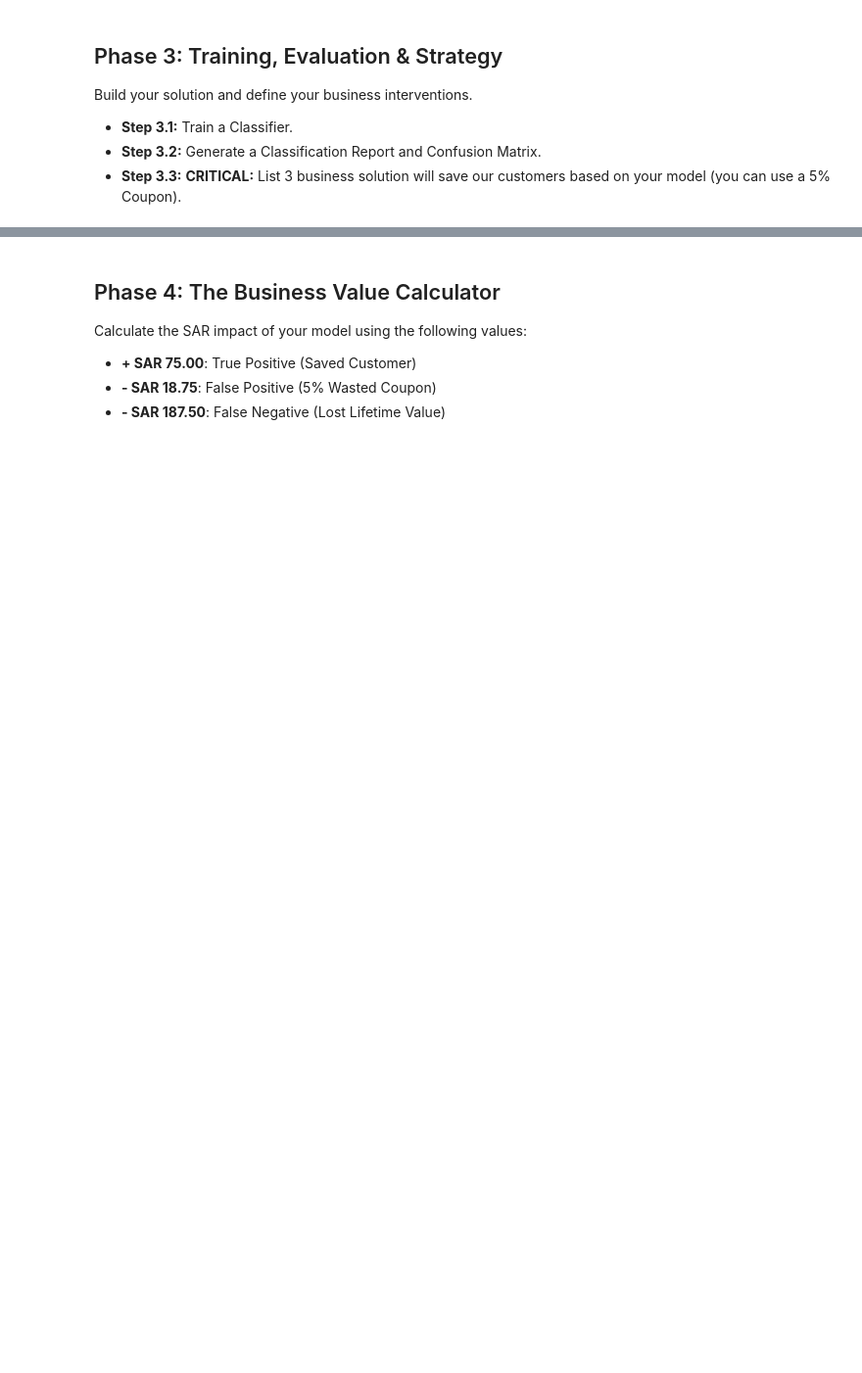
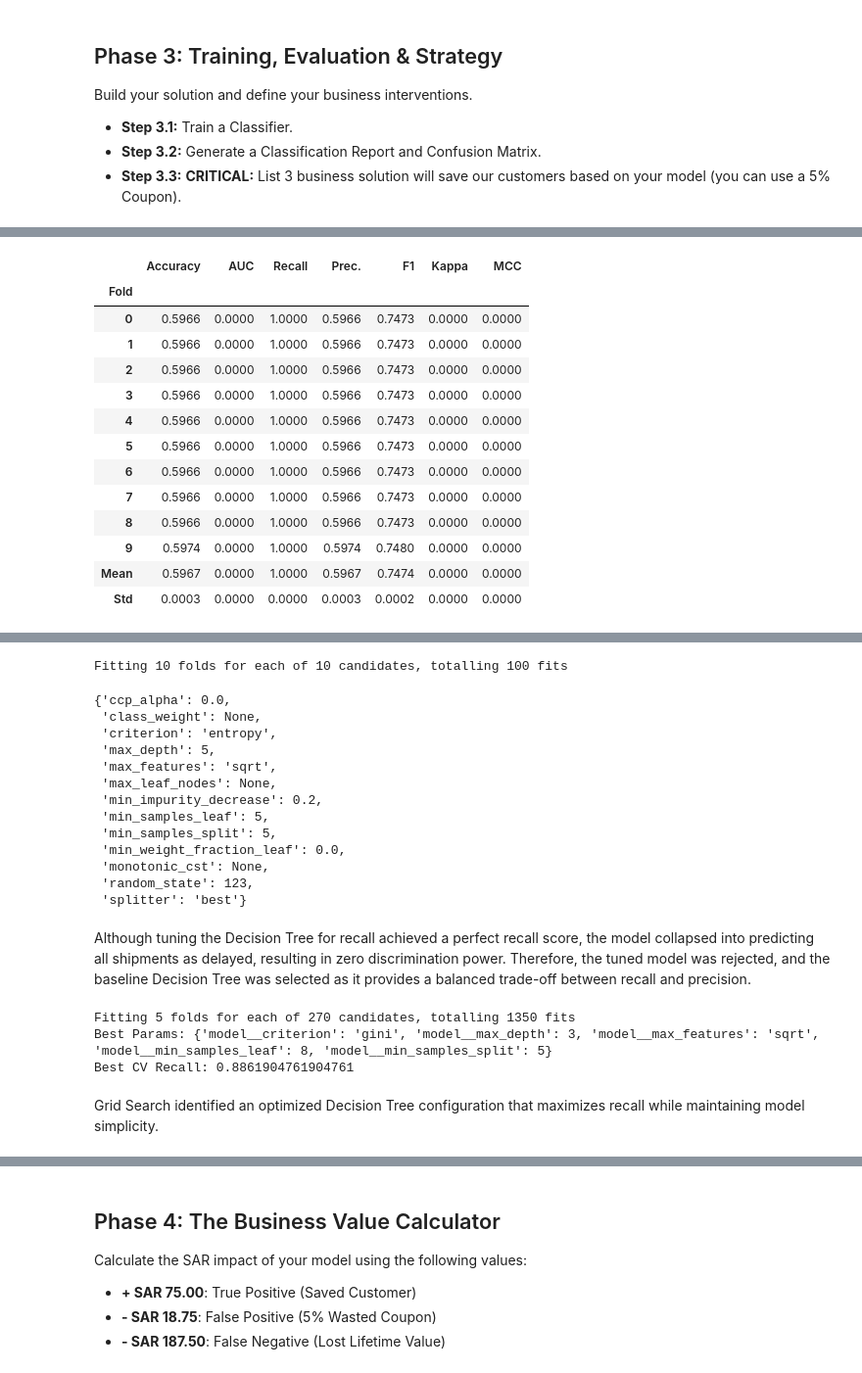
Before and after one commit to SaraAbuHimed/week3-ml-baseline-system, a Jupyter notebook: notebooks/Shipping_Crisis_Template.ipynb, the cells around one changed output, grey strips where cells are left out. Shown at 98% size. Saved outputs shown, nothing was run; the diff lists cells and outputs as text; code cells hidden in the pictures; blank space fills up the shorter version.

```diff
--- a/notebooks/Shipping_Crisis_Template.ipynb
+++ b/notebooks/Shipping_Crisis_Template.ipynb
@@ -133,0 +403,8 @@ Build your solution and define your business interventions.
+# %%
+tuned_dt = tune_model(
+    best_model,
+    optimize="Recall"
+)
+
+tuned_dt.get_params() # fine tuning then find df parameters
+# %% [output]
@@ -133,0 +412,14 @@ Build your solution and define your business interventions.
+|  | Accuracy | AUC | Recall | Prec. | F1 | Kappa | MCC |
+| Fold |  |  |  |  |  |  |  |
+| 0 | 0.5966 | 0.0000 | 1.0000 | 0.5966 | 0.7473 | 0.0000 | 0.0000 |
+| 1 | 0.5966 | 0.0000 | 1.0000 | 0.5966 | 0.7473 | 0.0000 | 0.0000 |
+| 2 | 0.5966 | 0.0000 | 1.0000 | 0.5966 | 0.7473 | 0.0000 | 0.0000 |
+| 3 | 0.5966 | 0.0000 | 1.0000 | 0.5966 | 0.7473 | 0.0000 | 0.0000 |
+| 4 | 0.5966 | 0.0000 | 1.0000 | 0.5966 | 0.7473 | 0.0000 | 0.0000 |
+| 5 | 0.5966 | 0.0000 | 1.0000 | 0.5966 | 0.7473 | 0.0000 | 0.0000 |
+| 6 | 0.5966 | 0.0000 | 1.0000 | 0.5966 | 0.7473 | 0.0000 | 0.0000 |
+| 7 | 0.5966 | 0.0000 | 1.0000 | 0.5966 | 0.7473 | 0.0000 | 0.0000 |
+| 8 | 0.5966 | 0.0000 | 1.0000 | 0.5966 | 0.7473 | 0.0000 | 0.0000 |
+| 9 | 0.5974 | 0.0000 | 1.0000 | 0.5974 | 0.7480 | 0.0000 | 0.0000 |
+| Mean | 0.5967 | 0.0000 | 1.0000 | 0.5967 | 0.7474 | 0.0000 | 0.0000 |
+| Std | 0.0003 | 0.0000 | 0.0000 | 0.0003 | 0.0002 | 0.0000 | 0.0000 |
@@ -133,0 +427,52 @@ Build your solution and define your business interventions.
+Fitting 10 folds for each of 10 candidates, totalling 100 fits
+{'ccp_alpha': 0.0,
+ 'class_weight': None,
+ 'criterion': 'entropy',
+ 'max_depth': 5,
+ 'max_features': 'sqrt',
+ 'max_leaf_nodes': None,
+ 'min_impurity_decrease': 0.2,
+ 'min_samples_leaf': 5,
+ 'min_samples_split': 5,
+ 'min_weight_fraction_leaf': 0.0,
+ 'monotonic_cst': None,
+ 'random_state': 123,
+ 'splitter': 'best'}
+# %% [markdown]
+Although tuning the Decision Tree for recall achieved a perfect recall score, the model collapsed into predicting all shipments as delayed, resulting in zero discrimination power. Therefore, the tuned model was rejected, and the baseline Decision Tree was selected as it provides a balanced trade-off between recall and precision.
+# %%
+pipe = Pipeline(steps=[
+    ("preprocess", preprocessor),
+    ("model", DecisionTreeClassifier(random_state=123))
+])
+
+param_grid = {
+    "model__max_depth": [3, 5, 8, 12, 20],
+    "model__min_samples_split": [5, 10, 20],
+    "model__min_samples_leaf": [2, 4, 8],
+    "model__criterion": ["gini", "entropy"],
+    "model__max_features": [None, "sqrt", "log2"]
+}
+
+cv_strategy = StratifiedKFold(n_splits=5, shuffle=True, random_state=123)
+
+grid = GridSearchCV(
+    estimator=pipe,
+    param_grid=param_grid,
+    scoring="recall",
+    cv=cv_strategy,
+    n_jobs=-1,
+    verbose=1
+)
+
+grid.fit(X_train, y_train)
+
+print("Best Params:", grid.best_params_)
+print("Best CV Recall:", grid.best_score_)
+best_model = grid.best_estimator_
+# %% [output]
+Fitting 5 folds for each of 270 candidates, totalling 1350 fits
+Best Params: {'model__criterion': 'gini', 'model__max_depth': 3, 'model__max_features': 'sqrt', 'model__min_samples_leaf': 8, 'model__min_samples_split': 5}
+Best CV Recall: 0.8861904761904761
+# %% [markdown]
+Grid Search identified an optimized Decision Tree configuration that maximizes recall while maintaining model simplicity.
```
Also changed, not shown: parts of 38 cells of this notebook.
